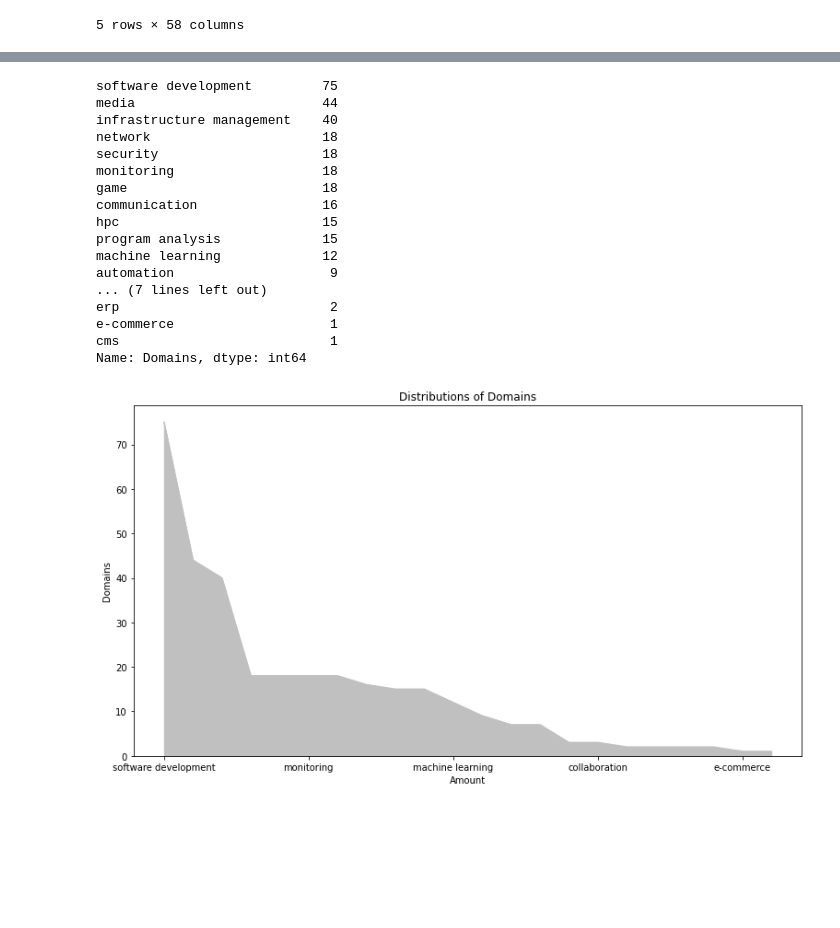
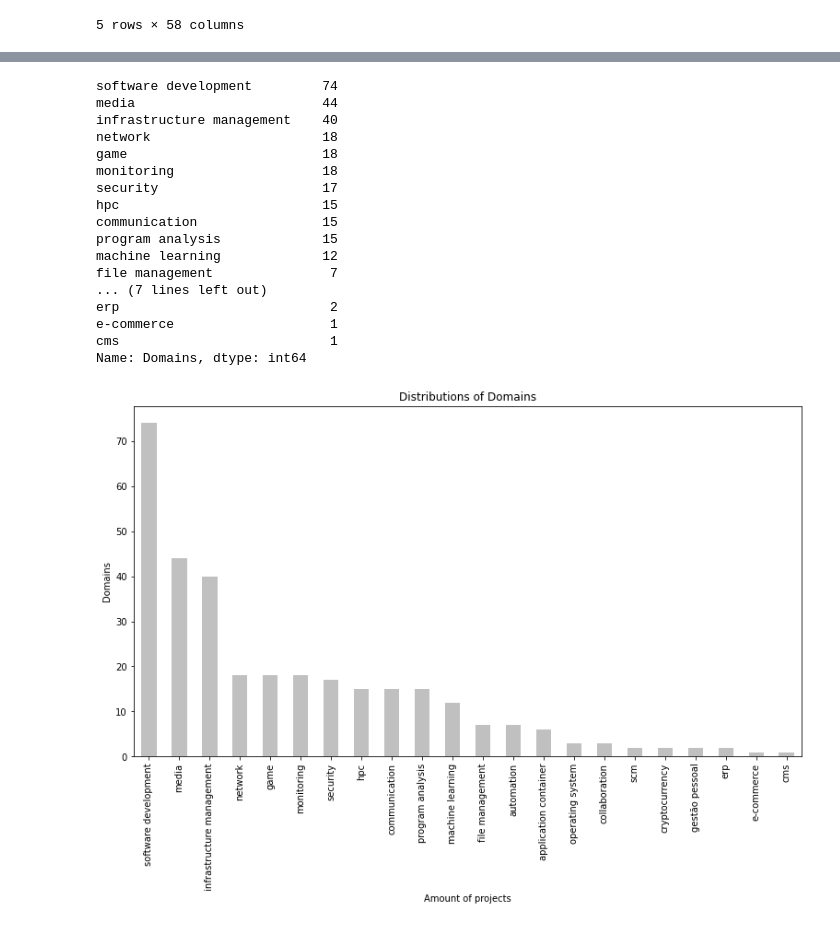
Before and after one commit to gems-uff/db-mining, a Jupyter notebook: src/characterization.ipynb, the cells around one changed output, grey strips where cells are left out. Saved outputs shown, nothing was run; the diff lists cells and outputs as text; code cells hidden in the pictures; blank space fills up the shorter version.

```diff
--- a/src/characterization.ipynb
+++ b/src/characterization.ipynb
@@ -8,8 +8,10 @@ from util import RESOURCE_DIR
 type_characterization = ['database.xlsx', 'implementation.xlsx']
 CHARACTERIZATION_FILE_PATH = RESOURCE_DIR + os.sep + type_characterization[0]
 df = pd.read_excel(CHARACTERIZATION_FILE_PATH, engine = 'openpyxl')
-len(df)
-df.head()
+data_with_index = df.set_index("Projects")
+data_with_index = data_with_index.drop(["ethereumj", "openhab1-addons", "openhab2-addons", "Silence", "docker-client", "riot-android", "zalenium"])
+data_with_index.reset_index(inplace=True)
+data_with_index.head()
 # %% [output]
 |  | Projects | Domains | Virtuoso-NoSql | Memcached | Microsoft Azure Table Storage | Ignite-NoSql | MarkLogic | ... |
 | 0 | Activiti | automation | 0 | 0 | 0 | 0 | 0 | ... |
@@ -51,18 +53,18 @@ plt.show()
 # %%
-df.Domains.value_counts()
+data_with_index.Domains.value_counts()
 # %% [output]
-software development         75
+software development         74
 media                        44
 infrastructure management    40
 network                      18
-security                     18
+game                         18
 monitoring                   18
-game                         18
-communication                16
+security                     17
 hpc                          15
+communication                15
 program analysis             15
 machine learning             12
-automation                    9
+file management               7
 ... (7 lines left out)
 erp                           2
 e-commerce                    1
@@ -70,11 +72,11 @@ cms                           1
 Name: Domains, dtype: int64
 # %%
 plt.figure(figsize=(13,7))
-df.Domains.value_counts().plot(kind='area', color='silver',title = 'Distributions of Domains')
+data_with_index.Domains.value_counts().plot(kind='bar', color='silver',title = 'Distributions of Domains')
 #plt.xlim(0,100)
-plt.xlabel("Amount")
+plt.xlabel("Amount of projects")
 plt.ylabel("Domains")
 plt.show()
 # %% [output]
-[figure, old version]
+[figure, new version]
 # %%
```
Also changed, not shown: parts of 7 cells of this notebook, 13 other files.
